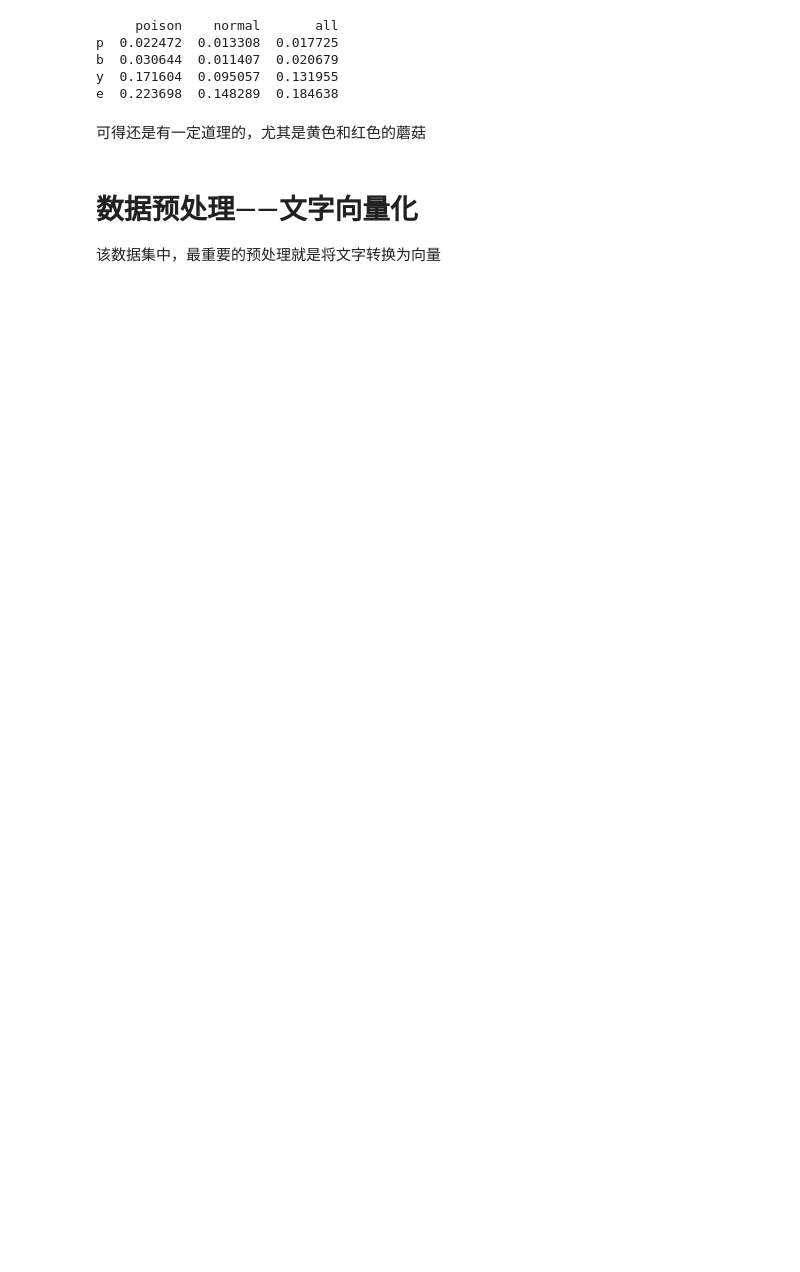
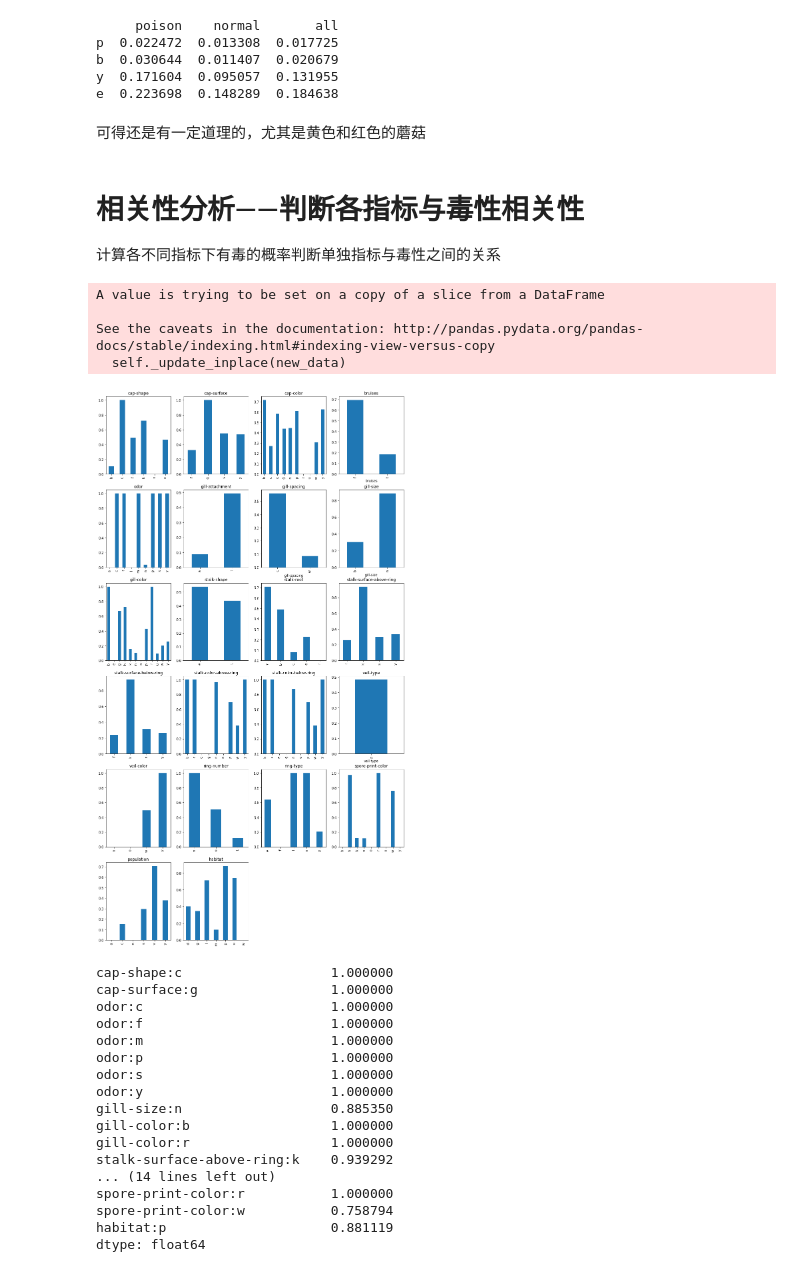
Before and after one commit to qiankun214/pandas_learn, a Jupyter notebook: panda_example/mushrooms/mushrooms_analysis.ipynb, the cells around one changed output. Drawn from its saved outputs; the diff is of its cells as text; code cells hidden in the pictures; blank space fills up the shorter version.

```diff
--- a/panda_example/mushrooms/mushrooms_analysis.ipynb
+++ b/panda_example/mushrooms/mushrooms_analysis.ipynb
@@ -49,6 +47,52 @@ y  0.171604  0.095057  0.131955
 e  0.223698  0.148289  0.184638
 # %% [markdown]
 可得还是有一定道理的，尤其是黄色和红色的蘑菇
-# %% [markdown]
-# 数据预处理——文字向量化
-该数据集中，最重要的预处理就是将文字转换为向量
+# %% [markdown]
+# 相关性分析——判断各指标与毒性相关性
+计算各不同指标下有毒的概率判断单独指标与毒性之间的关系
+# %%
+def analysis_poison(data,index_name):
+    data["class"].replace({"p":1,"e":0},inplace=True)
+    return data.groupby([index_name])["class"].sum() / pd.value_counts(data[index_name])
+#     pd.value_counts(a)
+# analysis_poison(dataset[["class","cap-color"]],"cap-color")
+# %%
+plt.close()
+plt.figure(figsize=(16,30))
+i = 1
+danger=[]
+for index_name in dataset.columns[1:]:
+    result = analysis_poison(dataset[["class",index_name]],index_name)
+    ax = plt.subplot(6,4,i)
+    ax.set_title(index_name)
+    result.plot(kind="bar")
+    temp = result[result > 0.75]
+    temp = temp.rename(index=lambda x:":".join([index_name,x]))
+    danger.append(temp)
+#     plt.bar(range(len(result)),result.data)
+    i += 1
+plt.show()
+pd.concat(danger)
+# %% [output]
+A value is trying to be set on a copy of a slice from a DataFrame
+
+See the caveats in the documentation: http://pandas.pydata.org/pandas-docs/stable/indexing.html#indexing-view-versus-copy
+  self._update_inplace(new_data)
+[figure, added]
+cap-shape:c                   1.000000
+cap-surface:g                 1.000000
+odor:c                        1.000000
+odor:f                        1.000000
+odor:m                        1.000000
+odor:p                        1.000000
+odor:s                        1.000000
+odor:y                        1.000000
+gill-size:n                   0.885350
+gill-color:b                  1.000000
+gill-color:r                  1.000000
+stalk-surface-above-ring:k    0.939292
+... (14 lines left out)
+spore-print-color:r           1.000000
+spore-print-color:w           0.758794
+habitat:p                     0.881119
+dtype: float64
```
Also changed, not shown: parts of 11 cells of this notebook.
